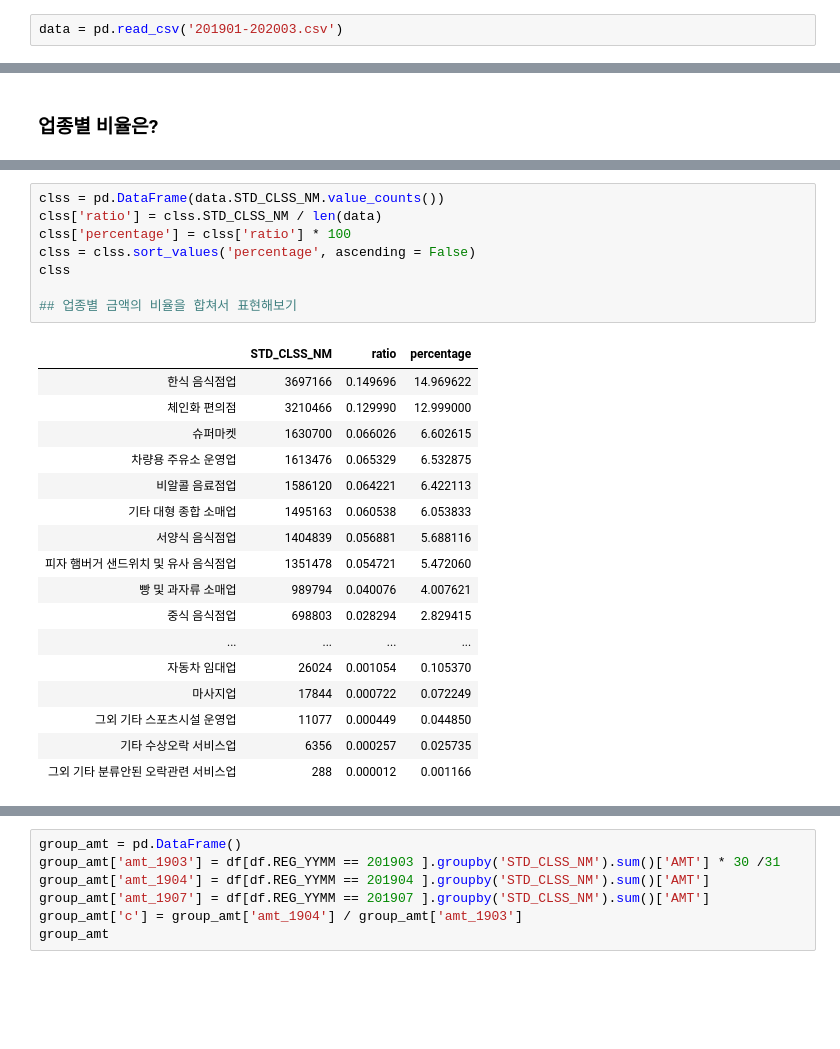
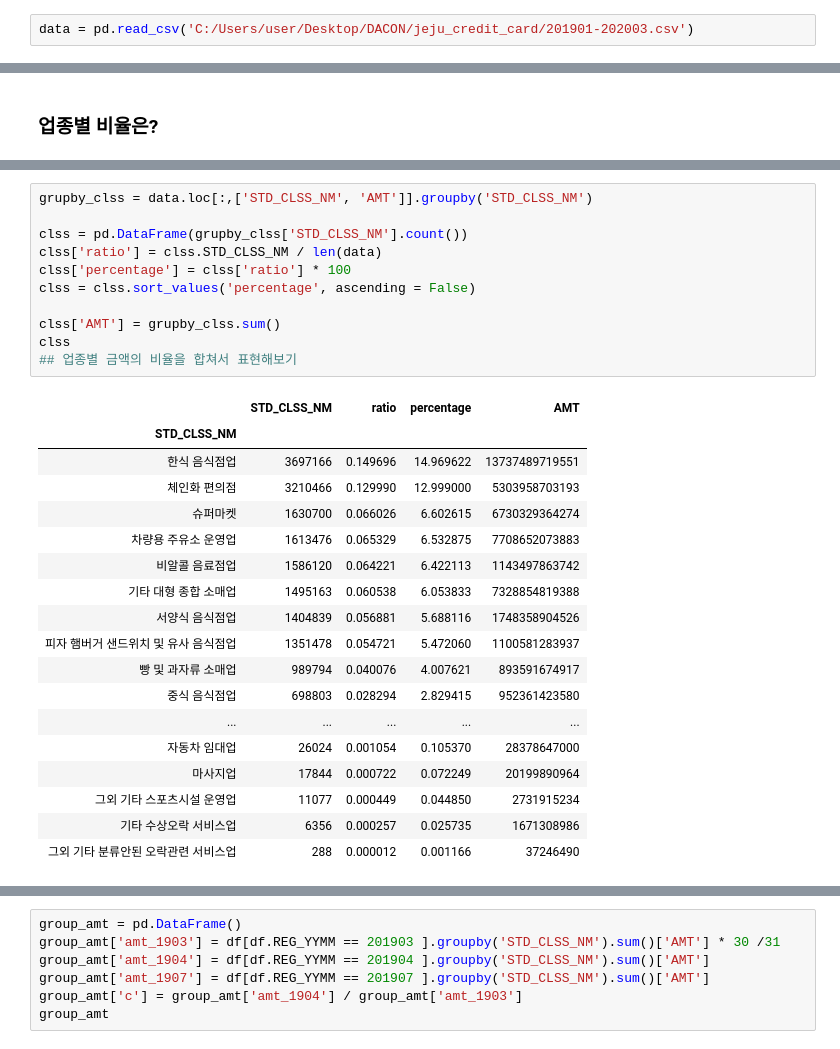
Before and after one commit to deagwon97/dacon-jeju-creditcard, a Jupyter notebook: jeju_creditcard_base_line_code.ipynb, the cells around one changed output, grey strips where cells are left out. Cells and saved outputs as stored; diff of their text form; blank space fills up the shorter version.

```diff
--- a/jeju_creditcard_load_data.ipynb
+++ b/jeju_creditcard_base_line_code.ipynb
@@ -10,7 +9,7 @@ import tqdm
 font_name = font_manager.FontProperties(fname="c:/Windows/Fonts/malgun.ttf").get_name()
 rc('font', family=font_name)
 # %%
-data = pd.read_csv('201901-202003.csv')
+data = pd.read_csv('C:/Users/user/Desktop/DACON/jeju_credit_card/201901-202003.csv')
 # %%
 data.columns
 # %% [output]
@@ -103,26 +101,30 @@ print(f'업종의 종류는 {len(data.STD_CLSS_NM.unique())}개 이다.')
 # %%
-clss = pd.DataFrame(data.STD_CLSS_NM.value_counts())
+grupby_clss = data.loc[:,['STD_CLSS_NM', 'AMT']].groupby('STD_CLSS_NM')
+
+clss = pd.DataFrame(grupby_clss['STD_CLSS_NM'].count())
 clss['ratio'] = clss.STD_CLSS_NM / len(data)
 clss['percentage'] = clss['ratio'] * 100
 clss = clss.sort_values('percentage', ascending = False)
+
+clss['AMT'] = grupby_clss.sum()
 clss
-
 ## 업종별 금액의 비율을 합쳐서 표현해보기
 # %% [output]
-|  | STD_CLSS_NM | ratio | percentage |
-| 한식 음식점업 | 3697166 | 0.149696 | 14.969622 |
-| 체인화 편의점 | 3210466 | 0.129990 | 12.999000 |
-| 슈퍼마켓 | 1630700 | 0.066026 | 6.602615 |
-| 차량용 주유소 운영업 | 1613476 | 0.065329 | 6.532875 |
-| 비알콜 음료점업 | 1586120 | 0.064221 | 6.422113 |
-| 기타 대형 종합 소매업 | 1495163 | 0.060538 | 6.053833 |
-| 서양식 음식점업 | 1404839 | 0.056881 | 5.688116 |
-| 피자 햄버거 샌드위치 및 유사 음식점업 | 1351478 | 0.054721 | 5.472060 |
-| 빵 및 과자류 소매업 | 989794 | 0.040076 | 4.007621 |
-| 중식 음식점업 | 698803 | 0.028294 | 2.829415 |
-| ... | ... | ... | ... |
-| 자동차 임대업 | 26024 | 0.001054 | 0.105370 |
-| 마사지업 | 17844 | 0.000722 | 0.072249 |
-| 그외 기타 스포츠시설 운영업 | 11077 | 0.000449 | 0.044850 |
-| 기타 수상오락 서비스업 | 6356 | 0.000257 | 0.025735 |
-| 그외 기타 분류안된 오락관련 서비스업 | 288 | 0.000012 | 0.001166 |
+|  | STD_CLSS_NM | ratio | percentage | AMT |
+| STD_CLSS_NM |  |  |  |  |
+| 한식 음식점업 | 3697166 | 0.149696 | 14.969622 | 13737489719551 |
+| 체인화 편의점 | 3210466 | 0.129990 | 12.999000 | 5303958703193 |
+| 슈퍼마켓 | 1630700 | 0.066026 | 6.602615 | 6730329364274 |
+| 차량용 주유소 운영업 | 1613476 | 0.065329 | 6.532875 | 7708652073883 |
+| 비알콜 음료점업 | 1586120 | 0.064221 | 6.422113 | 1143497863742 |
+| 기타 대형 종합 소매업 | 1495163 | 0.060538 | 6.053833 | 7328854819388 |
+| 서양식 음식점업 | 1404839 | 0.056881 | 5.688116 | 1748358904526 |
+| 피자 햄버거 샌드위치 및 유사 음식점업 | 1351478 | 0.054721 | 5.472060 | 1100581283937 |
+| 빵 및 과자류 소매업 | 989794 | 0.040076 | 4.007621 | 893591674917 |
+| 중식 음식점업 | 698803 | 0.028294 | 2.829415 | 952361423580 |
+| ... | ... | ... | ... | ... |
+| 자동차 임대업 | 26024 | 0.001054 | 0.105370 | 28378647000 |
+| 마사지업 | 17844 | 0.000722 | 0.072249 | 20199890964 |
+| 그외 기타 스포츠시설 운영업 | 11077 | 0.000449 | 0.044850 | 2731915234 |
+| 기타 수상오락 서비스업 | 6356 | 0.000257 | 0.025735 | 1671308986 |
+| 그외 기타 분류안된 오락관련 서비스업 | 288 | 0.000012 | 0.001166 | 37246490 |
```
Also changed, not shown: parts of 27 cells of this notebook.
